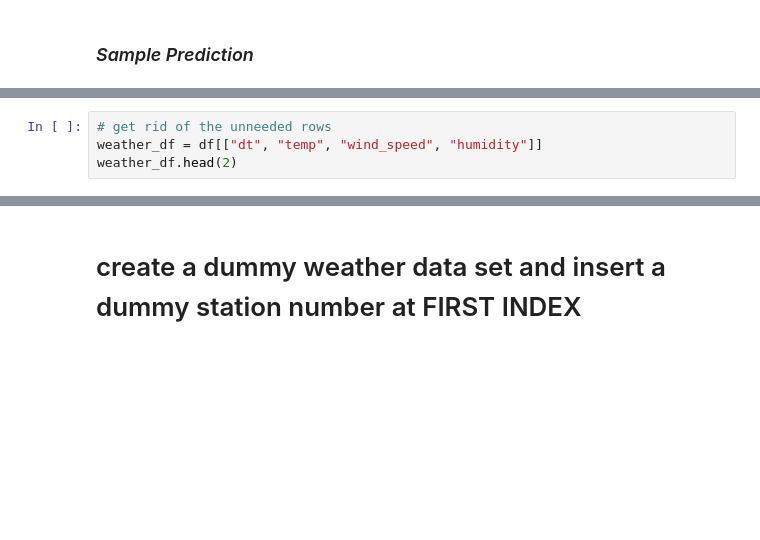
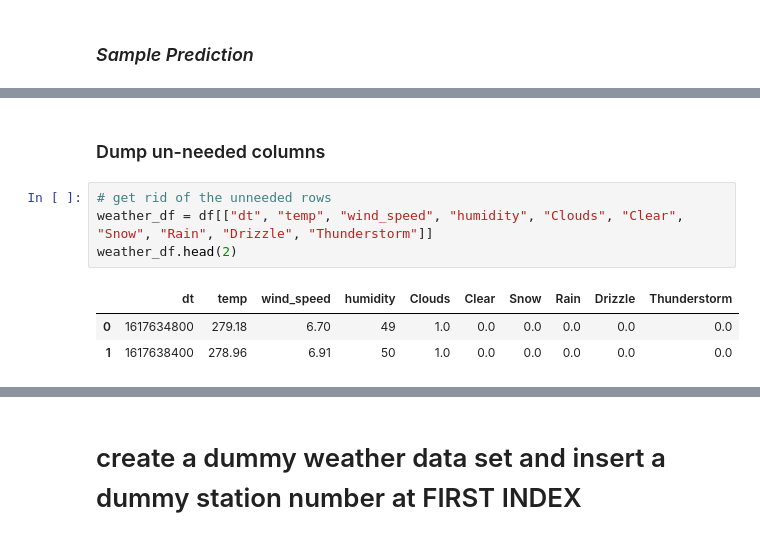
Before and after one commit to LeahE128/wheelieGood, a Jupyter notebook: bikesWeatherModel.ipynb, the cells around one changed output, grey strips where cells are left out. Saved outputs shown, nothing was run; the diff lists cells and outputs as text; blank space fills up the shorter version.

```diff
--- a/bikesWeatherModel.ipynb
+++ b/bikesWeatherModel.ipynb
@@ -258,6 +301,12 @@ df.head(2)
+# %% [markdown]
+### Dump un-needed columns
 # %%
 # get rid of the unneeded rows
-weather_df = df[["dt", "temp", "wind_speed", "humidity"]]
+weather_df = df[["dt", "temp", "wind_speed", "humidity", "Clouds", "Clear", "Snow", "Rain", "Drizzle", "Thunderstorm"]]
 weather_df.head(2)
+# %% [output]
+|  | dt | temp | wind_speed | humidity | Clouds | Clear | Snow | Rain | Drizzle | Thunderstorm |
+| 0 | 1617634800 | 279.18 | 6.70 | 49 | 1.0 | 0.0 | 0.0 | 0.0 | 0.0 | 0.0 |
+| 1 | 1617638400 | 278.96 | 6.91 | 50 | 1.0 | 0.0 | 0.0 | 0.0 | 0.0 | 0.0 |
 # %%
 df.dtypes
```
Also changed, not shown: parts of 18 cells of this notebook.
